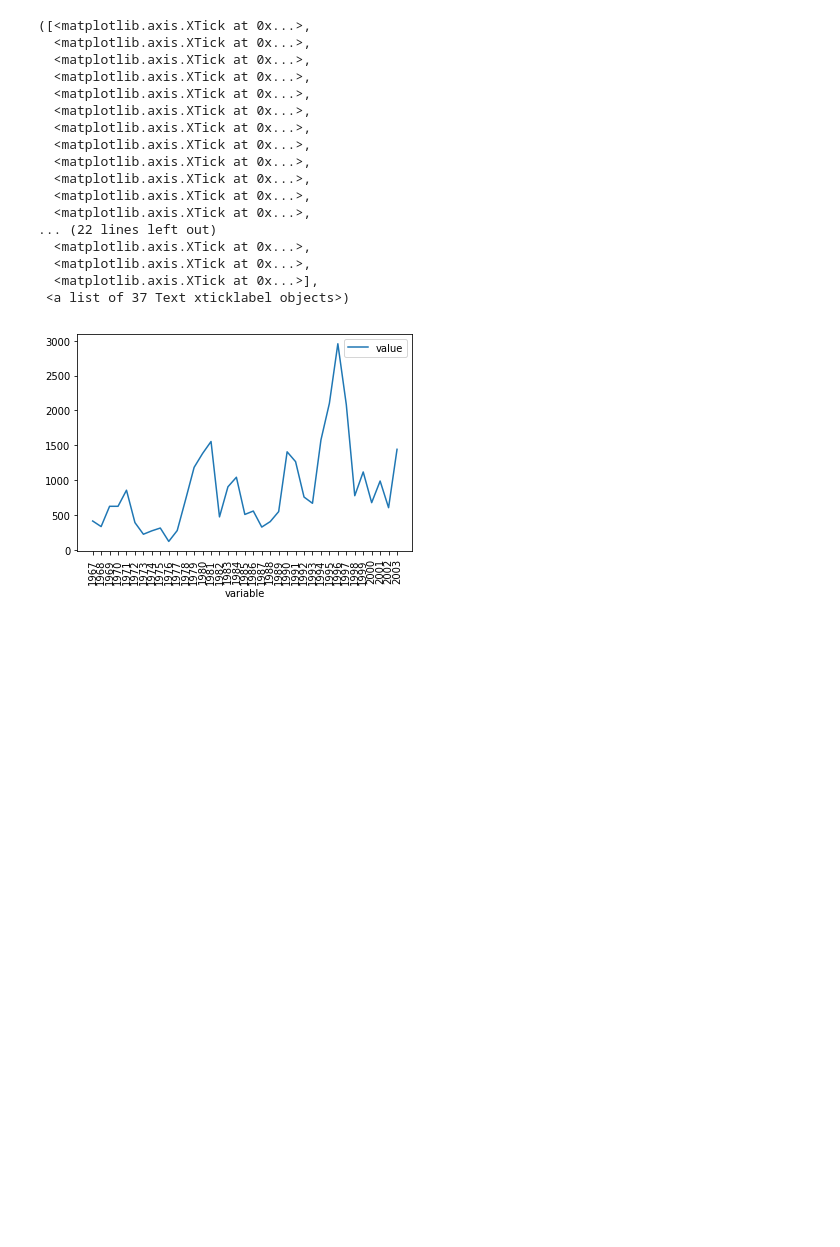
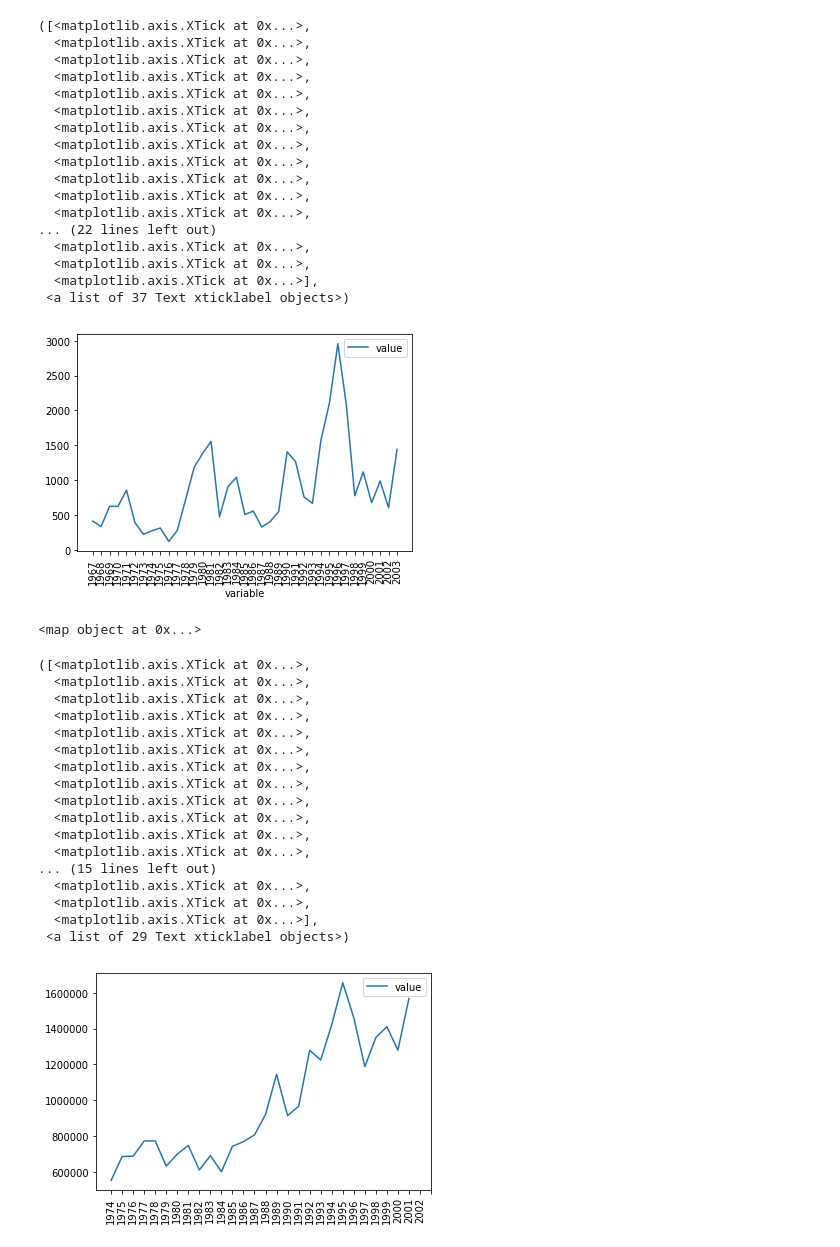
Before and after one commit to Sam-Marshall/ecosystems_energy, a Jupyter notebook: BaseCode/Biodiversityanalysis.ipynb, the cells around one changed output. Saved outputs shown, nothing was run; the diff lists cells and outputs as text; code cells hidden in the pictures; blank space fills up the shorter version.

```diff
--- a/BaseCode/Biodiversityanalysis.ipynb
+++ b/BaseCode/Biodiversityanalysis.ipynb
@@ -148,0 +163,38 @@ Canada, United Kingdom, United States, Slovakia, Norway, Tanzania, South Africa
+# %%
+#France
+France = bio4[bio4['Country'] == 'France']
+France.head()
+
+#specific species
+francepenelope = France[France['Species'] == 'penelope']
+francepenelope.head()
+
+c = np.arange(1974,2002,1)
+c = c.tolist()
+c = map(str,c)
+print(c)
+
+francepenelopemelt = pd.melt(francepenelope, id_vars='Country', value_vars=c)
+francepenelopemelt.head(10)
+francepenelopemelt.plot()
+plt.xticks(np.arange(0,30,1),np.arange(1974,2003,1),rotation=90)
+# %% [output]
+<map object at 0x...>
+([<matplotlib.axis.XTick at 0x...>,
+  <matplotlib.axis.XTick at 0x...>,
+  <matplotlib.axis.XTick at 0x...>,
+  <matplotlib.axis.XTick at 0x...>,
+  <matplotlib.axis.XTick at 0x...>,
+  <matplotlib.axis.XTick at 0x...>,
+  <matplotlib.axis.XTick at 0x...>,
+  <matplotlib.axis.XTick at 0x...>,
+  <matplotlib.axis.XTick at 0x...>,
+  <matplotlib.axis.XTick at 0x...>,
+  <matplotlib.axis.XTick at 0x...>,
+  <matplotlib.axis.XTick at 0x...>,
+... (15 lines left out)
+  <matplotlib.axis.XTick at 0x...>,
+  <matplotlib.axis.XTick at 0x...>,
+  <matplotlib.axis.XTick at 0x...>],
+ <a list of 29 Text xticklabel objects>)
+[figure, added]
```
Also changed, not shown: parts of 4 cells of this notebook.
